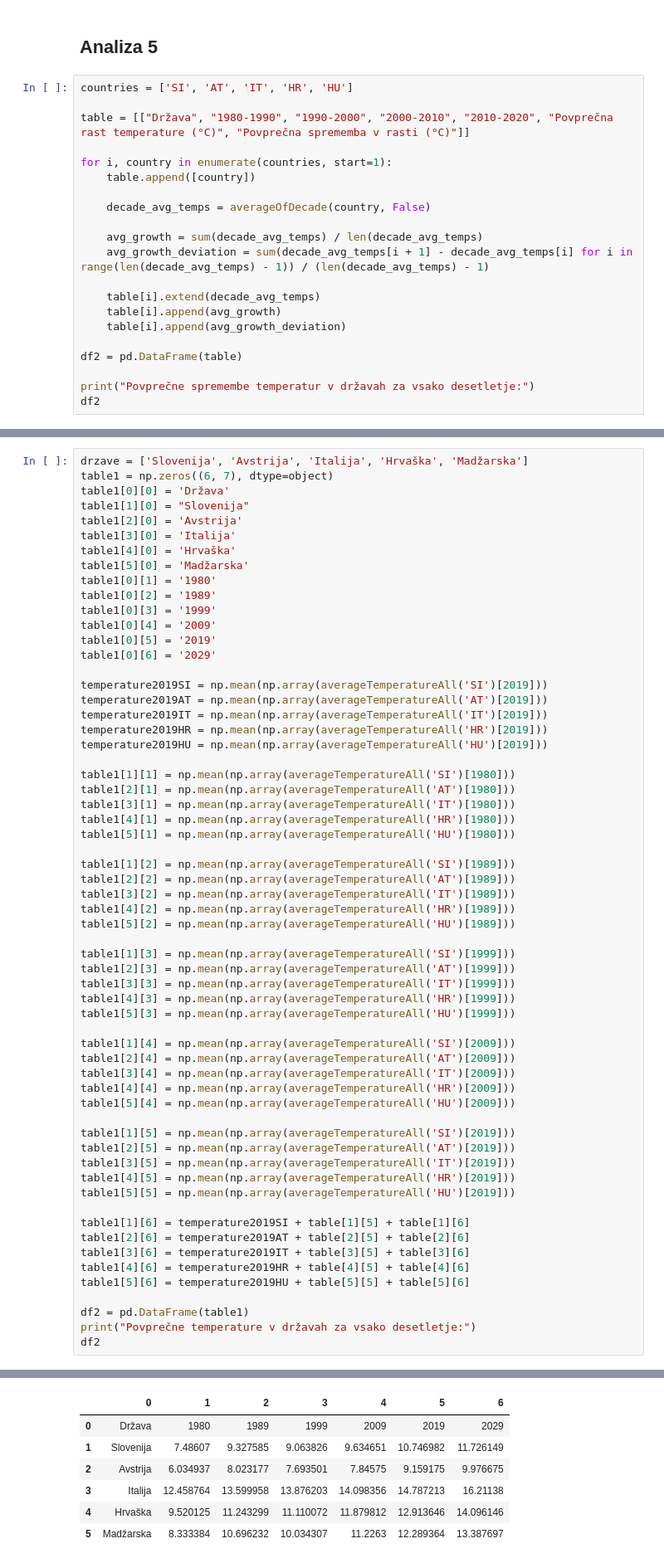
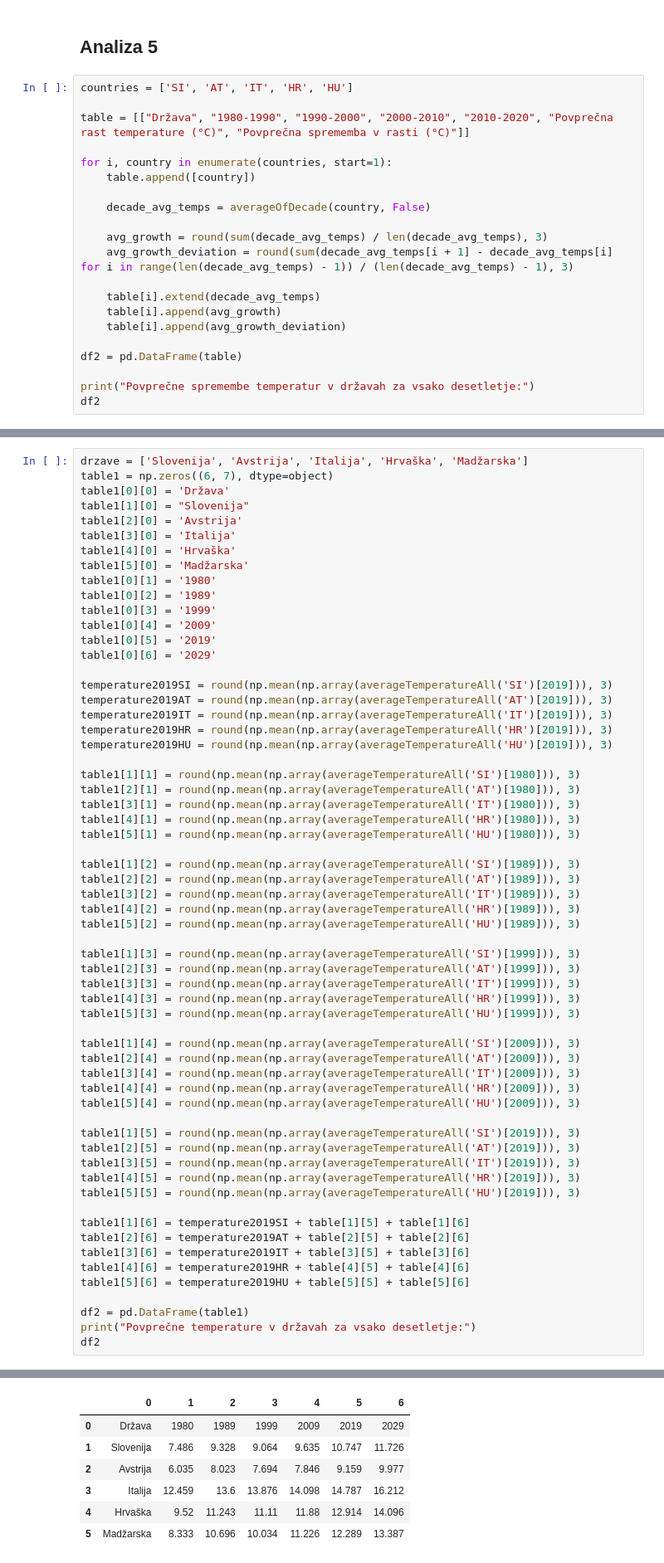
Before and after one commit to hackecTim/PR24-ZM-TPZ-NC, a Jupyter notebook: obdelava.ipynb, the cells around one changed output, grey strips where cells are left out. Shown at 83% size. Drawn from its saved outputs; the diff is of its cells as text.

```diff
--- a/obdelava.ipynb
+++ b/obdelava.ipynb
@@ -572,8 +572,8 @@ for i, country in enumerate(countries, start=1):
 
     decade_avg_temps = averageOfDecade(country, False)
 
-    avg_growth = sum(decade_avg_temps) / len(decade_avg_temps)
-    avg_growth_deviation = sum(decade_avg_temps[i + 1] - decade_avg_temps[i] for i in range(len(decade_avg_temps) - 1)) / (len(decade_avg_temps) - 1)
+    avg_growth = round(sum(decade_avg_temps) / len(decade_avg_temps), 3)
+    avg_growth_deviation = round(sum(decade_avg_temps[i + 1] - decade_avg_temps[i] for i in range(len(decade_avg_temps) - 1)) / (len(decade_avg_temps) - 1), 3)
 
     table[i].extend(decade_avg_temps)
     table[i].append(avg_growth)
@@ -600,65 +600,65 @@ table1[1][0] = "Slovenija"
 table1[2][0] = 'Avstrija'
 table1[3][0] = 'Italija'
 table1[4][0] = 'Hrvaška'
 table1[5][0] = 'Madžarska'
 table1[0][1] = '1980'
 table1[0][2] = '1989'
 table1[0][3] = '1999'
 table1[0][4] = '2009'
 table1[0][5] = '2019'
 table1[0][6] = '2029'
 
-temperature2019SI = np.mean(np.array(averageTemperatureAll('SI')[2019]))
-temperature2019AT = np.mean(np.array(averageTemperatureAll('AT')[2019]))
-temperature2019IT = np.mean(np.array(averageTemperatureAll('IT')[2019]))
-temperature2019HR = np.mean(np.array(averageTemperatureAll('HR')[2019]))
-temperature2019HU = np.mean(np.array(averageTemperatureAll('HU')[2019]))
+temperature2019SI = round(np.mean(np.array(averageTemperatureAll('SI')[2019])), 3)
+temperature2019AT = round(np.mean(np.array(averageTemperatureAll('AT')[2019])), 3)
+temperature2019IT = round(np.mean(np.array(averageTemperatureAll('IT')[2019])), 3)
+temperature2019HR = round(np.mean(np.array(averageTemperatureAll('HR')[2019])), 3)
+temperature2019HU = round(np.mean(np.array(averageTemperatureAll('HU')[2019])), 3)
 
-table1[1][1] = np.mean(np.array(averageTemperatureAll('SI')[1980]))
-table1[2][1] = np.mean(np.array(averageTemperatureAll('AT')[1980]))
-table1[3][1] = np.mean(np.array(averageTemperatureAll('IT')[1980]))
-table1[4][1] = np.mean(np.array(averageTemperatureAll('HR')[1980]))
-table1[5][1] = np.mean(np.array(averageTemperatureAll('HU')[1980]))
+table1[1][1] = round(np.mean(np.array(averageTemperatureAll('SI')[1980])), 3)
+table1[2][1] = round(np.mean(np.array(averageTemperatureAll('AT')[1980])), 3)
+table1[3][1] = round(np.mean(np.array(averageTemperatureAll('IT')[1980])), 3)
+table1[4][1] = round(np.mean(np.array(averageTemperatureAll('HR')[1980])), 3)
+table1[5][1] = round(np.mean(np.array(averageTemperatureAll('HU')[1980])), 3)
 
-table1[1][2] = np.mean(np.array(averageTemperatureAll('SI')[1989]))
-table1[2][2] = np.mean(np.array(averageTemperatureAll('AT')[1989]))
-table1[3][2] = np.mean(np.array(averageTemperatureAll('IT')[1989]))
-table1[4][2] = np.mean(np.array(averageTemperatureAll('HR')[1989]))
-table1[5][2] = np.mean(np.array(averageTemperatureAll('HU')[1989]))
+table1[1][2] = round(np.mean(np.array(averageTemperatureAll('SI')[1989])), 3)
+table1[2][2] = round(np.mean(np.array(averageTemperatureAll('AT')[1989])), 3)
+table1[3][2] = round(np.mean(np.array(averageTemperatureAll('IT')[1989])), 3)
+table1[4][2] = round(np.mean(np.array(averageTemperatureAll('HR')[1989])), 3)
+table1[5][2] = round(np.mean(np.array(averageTemperatureAll('HU')[1989])), 3)
 
-table1[1][3] = np.mean(np.array(averageTemperatureAll('SI')[1999]))
-table1[2][3] = np.mean(np.array(averageTemperatureAll('AT')[1999]))
-table1[3][3] = np.mean(np.array(averageTemperatureAll('IT')[1999]))
-table1[4][3] = np.mean(np.array(averageTemperatureAll('HR')[1999]))
-table1[5][3] = np.mean(np.array(averageTemperatureAll('HU')[1999]))
+table1[1][3] = round(np.mean(np.array(averageTemperatureAll('SI')[1999])), 3)
+table1[2][3] = round(np.mean(np.array(averageTemperatureAll('AT')[1999])), 3)
+table1[3][3] = round(np.mean(np.array(averageTemperatureAll('IT')[1999])), 3)
+table1[4][3] = round(np.mean(np.array(averageTemperatureAll('HR')[1999])), 3)
+table1[5][3] = round(np.mean(np.array(averageTemperatureAll('HU')[1999])), 3)
 
-table1[1][4] = np.mean(np.array(averageTemperatureAll('SI')[2009]))
-table1[2][4] = np.mean(np.array(averageTemperatureAll('AT')[2009]))
-table1[3][4] = np.mean(np.array(averageTemperatureAll('IT')[2009]))
-table1[4][4] = np.mean(np.array(averageTemperatureAll('HR')[2009]))
-table1[5][4] = np.mean(np.array(averageTemperatureAll('HU')[2009]))
+table1[1][4] = round(np.mean(np.array(averageTemperatureAll('SI')[2009])), 3)
+table1[2][4] = round(np.mean(np.array(averageTemperatureAll('AT')[2009])), 3)
+table1[3][4] = round(np.mean(np.array(averageTemperatureAll('IT')[2009])), 3)
+table1[4][4] = round(np.mean(np.array(averageTemperatureAll('HR')[2009])), 3)
+table1[5][4] = round(np.mean(np.array(averageTemperatureAll('HU')[2009])), 3)
 
-table1[1][5] = np.mean(np.array(averageTemperatureAll('SI')[2019]))
-table1[2][5] = np.mean(np.array(averageTemperatureAll('AT')[2019]))
-table1[3][5] = np.mean(np.array(averageTemperatureAll('IT')[2019]))
-table1[4][5] = np.mean(np.array(averageTemperatureAll('HR')[2019]))
-table1[5][5] = np.mean(np.array(averageTemperatureAll('HU')[2019]))
+table1[1][5] = round(np.mean(np.array(averageTemperatureAll('SI')[2019])), 3)
+table1[2][5] = round(np.mean(np.array(averageTemperatureAll('AT')[2019])), 3)
+table1[3][5] = round(np.mean(np.array(averageTemperatureAll('IT')[2019])), 3)
+table1[4][5] = round(np.mean(np.array(averageTemperatureAll('HR')[2019])), 3)
+table1[5][5] = round(np.mean(np.array(averageTemperatureAll('HU')[2019])), 3)
 
 table1[1][6] = temperature2019SI + table[1][5] + table[1][6]
 table1[2][6] = temperature2019AT + table[2][5] + table[2][6]
 table1[3][6] = temperature2019IT + table[3][5] + table[3][6]
 table1[4][6] = temperature2019HR + table[4][5] + table[4][6]
 table1[5][6] = temperature2019HU + table[5][5] + table[5][6]
 
 df2 = pd.DataFrame(table1)
 print("Povprečne temperature v državah za vsako desetletje:")
 df2
 # %% [output]
 Povprečne temperature v državah za vsako desetletje:
 |  | 0 | 1 | 2 | 3 | 4 | 5 | 6 |
 | 0 | Država | 1980 | 1989 | 1999 | 2009 | 2019 | 2029 |
-| 1 | Slovenija | 7.48607 | 9.327585 | 9.063826 | 9.634651 | 10.746982 | 11.726149 |
-| 2 | Avstrija | 6.034937 | 8.023177 | 7.693501 | 7.84575 | 9.159175 | 9.976675 |
-| 3 | Italija | 12.458764 | 13.599958 | 13.876203 | 14.098356 | 14.787213 | 16.21138 |
-| 4 | Hrvaška | 9.520125 | 11.243299 | 11.110072 | 11.879812 | 12.913646 | 14.096146 |
-| 5 | Madžarska | 8.333384 | 10.696232 | 10.034307 | 11.2263 | 12.289364 | 13.387697 |
+| 1 | Slovenija | 7.486 | 9.328 | 9.064 | 9.635 | 10.747 | 11.726 |
+| 2 | Avstrija | 6.035 | 8.023 | 7.694 | 7.846 | 9.159 | 9.977 |
+| 3 | Italija | 12.459 | 13.6 | 13.876 | 14.098 | 14.787 | 16.212 |
+| 4 | Hrvaška | 9.52 | 11.243 | 11.11 | 11.88 | 12.914 | 14.096 |
+| 5 | Madžarska | 8.333 | 10.696 | 10.034 | 11.226 | 12.289 | 13.387 |
```
Also changed, not shown: parts of 1 cell of this notebook.
